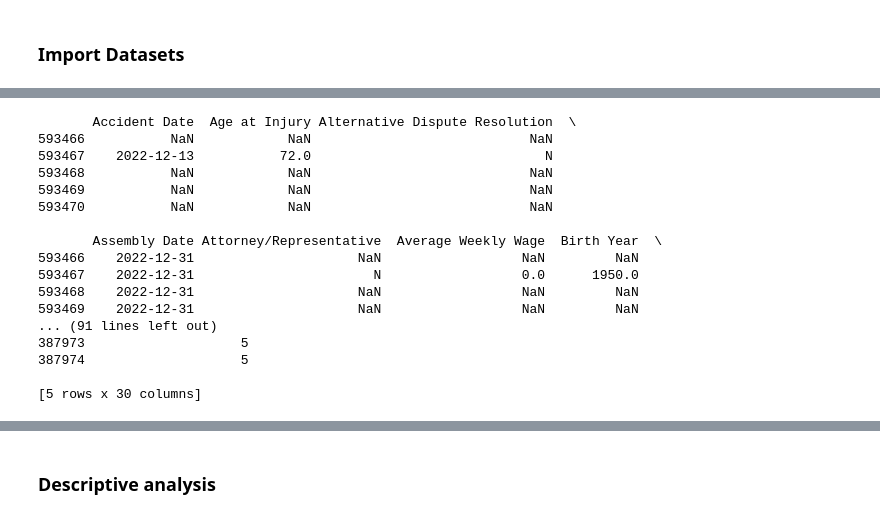
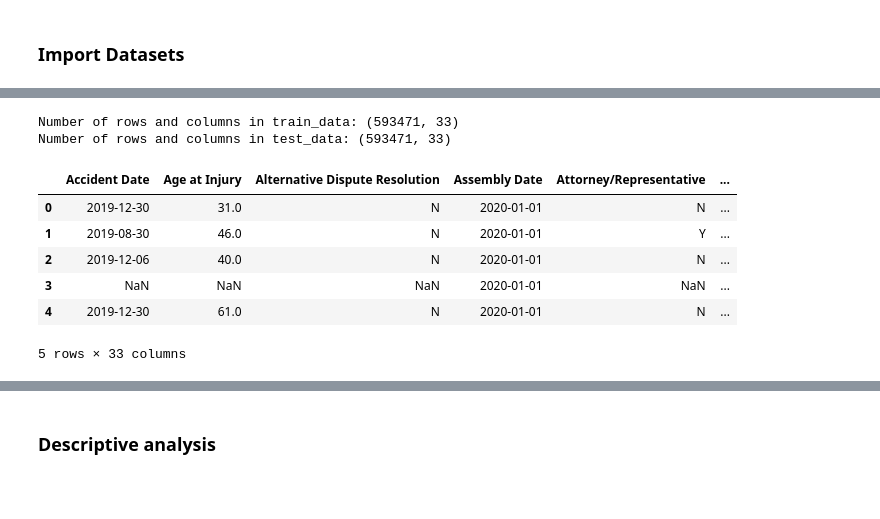
Before and after one commit to martarmb/ML_project_Group_31, a Jupyter notebook: EDA - ML project.ipynb, the cells around one changed output, grey strips where cells are left out. Drawn from its saved outputs; the diff is of its cells as text; code cells hidden in the pictures; blank space fills up the shorter version.

```diff
--- a/EDA - ML project.ipynb
+++ b/EDA - ML project.ipynb
@@ -45,21 +24,16 @@ print(test_data.head())
-# %%
-print(train_data.tail())
-print(test_data.tail())
-# %% [output]
-       Accident Date  Age at Injury Alternative Dispute Resolution  \
-593466           NaN            NaN                            NaN
-593467    2022-12-13           72.0                              N
-593468           NaN            NaN                            NaN
-593469           NaN            NaN                            NaN
-593470           NaN            NaN                            NaN
-
-       Assembly Date Attorney/Representative  Average Weekly Wage  Birth Year  \
-593466    2022-12-31                     NaN                  NaN         NaN
-593467    2022-12-31                       N                  0.0      1950.0
-593468    2022-12-31                     NaN                  NaN         NaN
-593469    2022-12-31                     NaN                  NaN         NaN
-... (91 lines left out)
-387973                    5
-387974                    5
-
-[5 rows x 30 columns]
+# %%
+print(f'Number of rows and columns in train_data: {train_data.shape}')
+print(f'Number of rows and columns in test_data: {train_data.shape}')
+# %% [output]
+Number of rows and columns in train_data: (593471, 33)
+Number of rows and columns in test_data: (593471, 33)
+# %%
+train_data.head()
+# %% [output]
+|  | Accident Date | Age at Injury | Alternative Dispute Resolution | Assembly Date | Attorney/Representative | ... |
+| 0 | 2019-12-30 | 31.0 | N | 2020-01-01 | N | ... |
+| 1 | 2019-08-30 | 46.0 | N | 2020-01-01 | Y | ... |
+| 2 | 2019-12-06 | 40.0 | N | 2020-01-01 | N | ... |
+| 3 | NaN | NaN | NaN | 2020-01-01 | NaN | ... |
+| 4 | 2019-12-30 | 61.0 | N | 2020-01-01 | N | ... |
+5 rows × 33 columns
```
Also changed, not shown: parts of 46 cells of this notebook.
